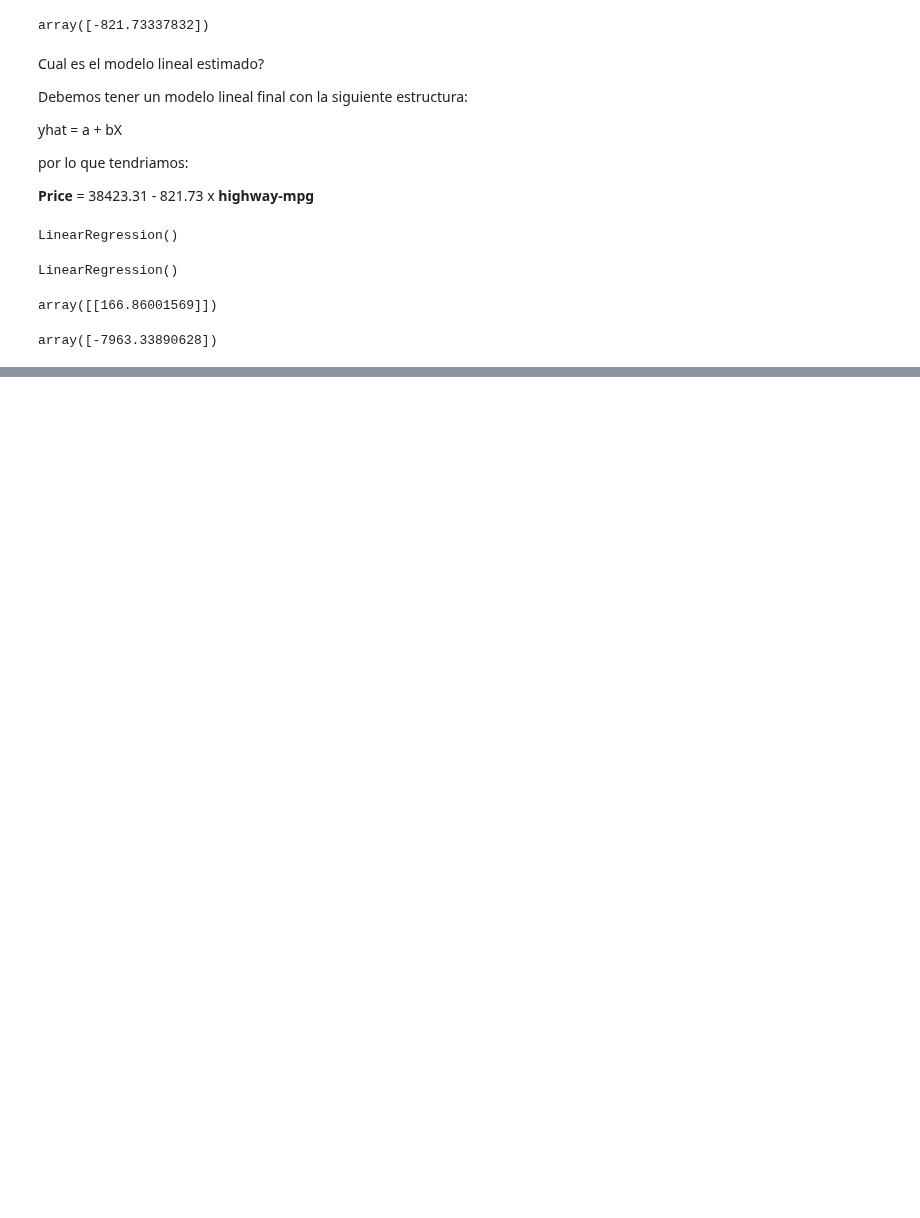
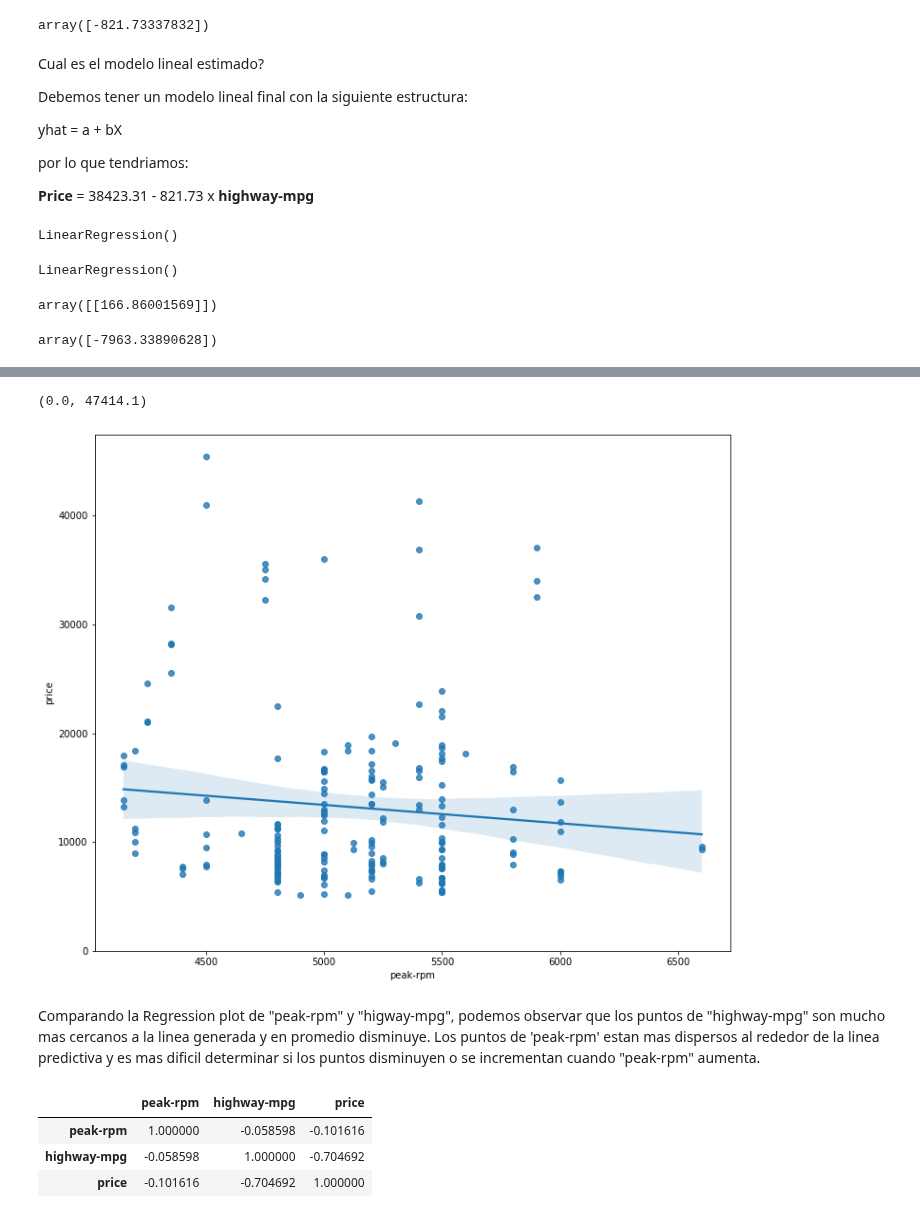
Before and after one commit to PosgradoMNA/actividades-de-aprendizaje-jesusrincon1328, a Jupyter notebook: Data Analysis with Python/Module_4_Model_Development.ipynb, the cells around one changed output, grey strips where cells are left out. Saved outputs shown, nothing was run; the diff lists cells and outputs as text; code cells hidden in the pictures; blank space fills up the shorter version.

```diff
--- a/Data Analysis with Python/Module_4_Model_Development.ipynb
+++ b/Data Analysis with Python/Module_4_Model_Development.ipynb
@@ -96,0 +179,19 @@ Price=-7963.34 + 166.86*df['engine-size']
+# %%
+#Regression plot de "peak-rpm"
+
+plt.figure(figsize=(width,heigth))
+sns.regplot(x='peak-rpm', y='price', data=df)
+plt.ylim(0,)
+# %% [output]
+(0.0, 47414.1)
+[figure, added]
+# %% [markdown]
+Comparando la Regression plot de "peak-rpm" y "higway-mpg", podemos observar que los puntos de "highway-mpg" son mucho mas cercanos a la linea generada y en promedio disminuye.
+Los puntos de 'peak-rpm' estan mas dispersos al rededor de la linea predictiva y es mas dificil determinar si los puntos disminuyen o se incrementan cuando "peak-rpm" aumenta.
+# %%
+df[['peak-rpm','highway-mpg','price']].corr()
+# %% [output]
+|  | peak-rpm | highway-mpg | price |
+| peak-rpm | 1.000000 | -0.058598 | -0.101616 |
+| highway-mpg | -0.058598 | 1.000000 | -0.704692 |
+| price | -0.101616 | -0.704692 | 1.000000 |
```
Also changed, not shown: parts of 37 cells of this notebook.
